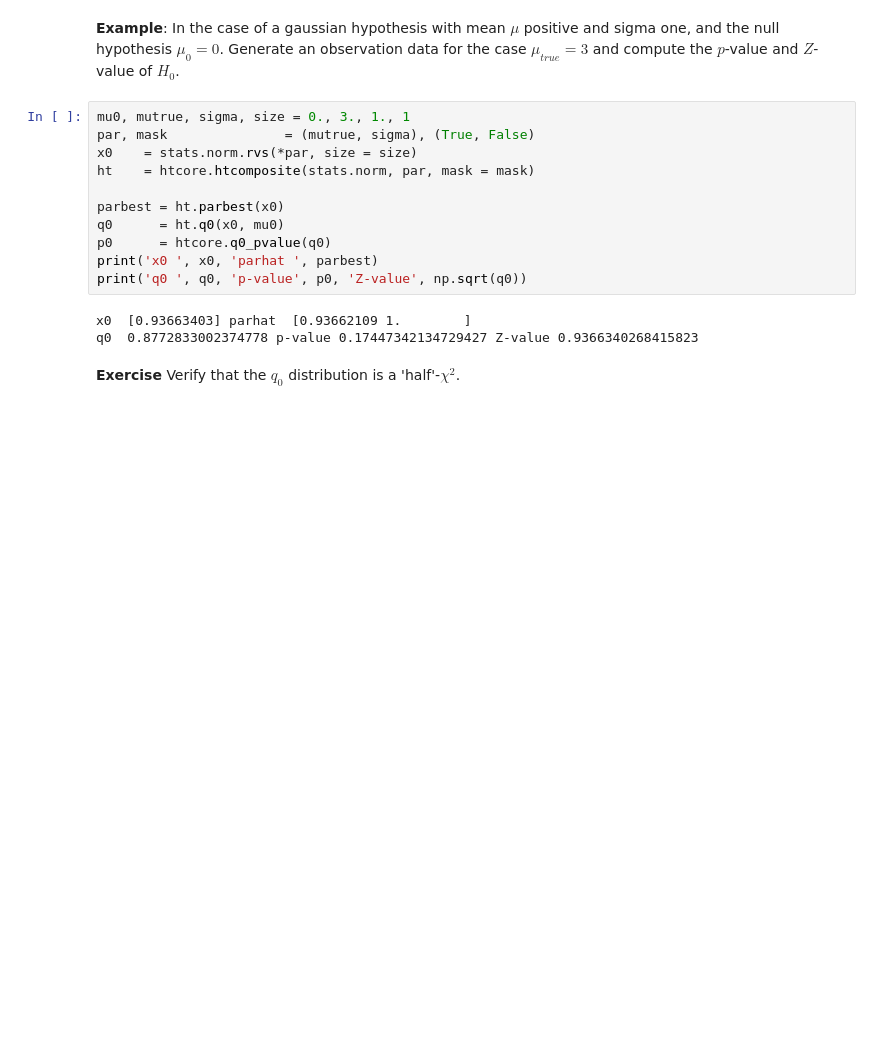
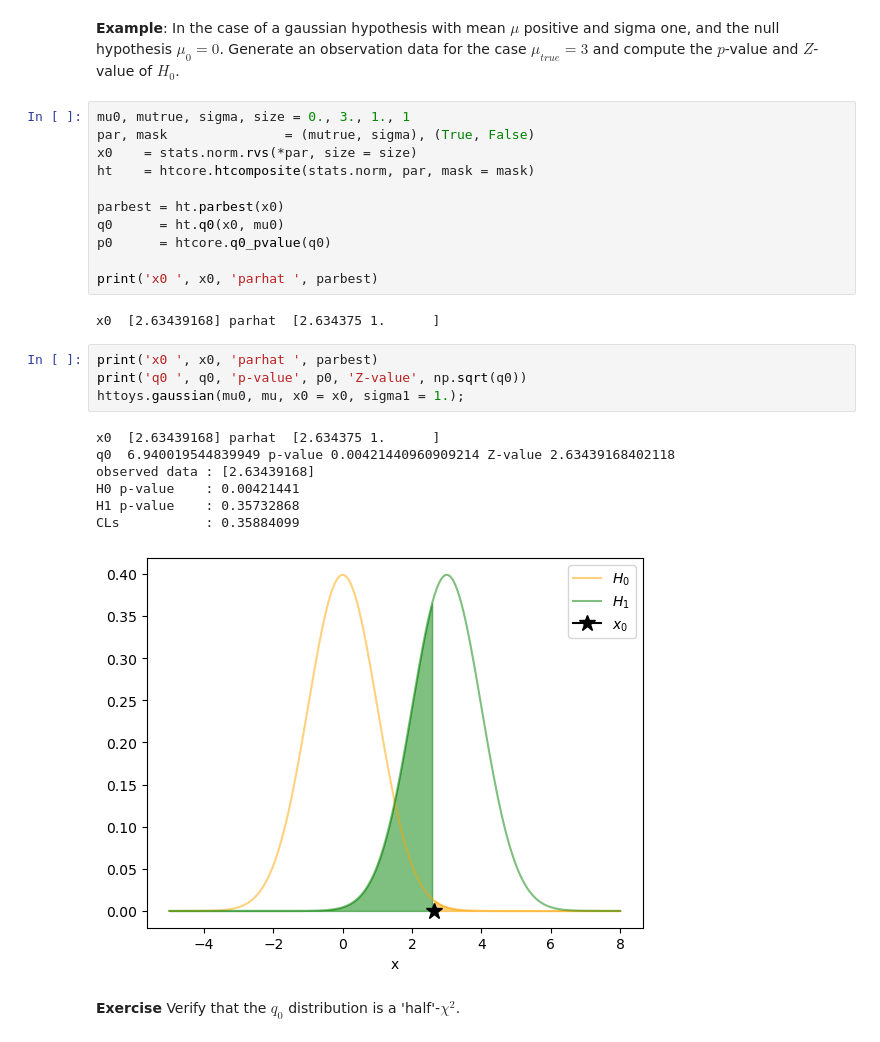
Before and after one commit to jahernando/USC-TA, a Jupyter notebook: ta_hypothesis_test_composite.ipynb, the cells around one changed output. Drawn from its saved outputs; the diff is of its cells as text; blank space fills up the shorter version.

```diff
--- a/ta_hypothesis_test_composite.ipynb
+++ b/ta_hypothesis_test_composite.ipynb
@@ -225,11 +321,22 @@ ht    = htcore.htcomposite(stats.norm, par, mask = mask)
 parbest = ht.parbest(x0)
 q0      = ht.q0(x0, mu0)
 p0      = htcore.q0_pvalue(q0)
+
 print('x0 ', x0, 'parhat ', parbest)
-print('q0 ', q0, 'p-value', p0, 'Z-value', np.sqrt(q0))
 # %% [output]
-x0  [0.93663403] parhat  [0.93662109 1.        ]
-q0  0.8772833002374778 p-value 0.17447342134729427 Z-value 0.9366340268415823
+x0  [2.63439168] parhat  [2.634375 1.      ]
+# %%
+print('x0 ', x0, 'parhat ', parbest)
+print('q0 ', q0, 'p-value', p0, 'Z-value', np.sqrt(q0))
+httoys.gaussian(mu0, mu, x0 = x0, sigma1 = 1.);
+# %% [output]
+x0  [2.63439168] parhat  [2.634375 1.      ]
+q0  6.940019544839949 p-value 0.00421440960909214 Z-value 2.63439168402118
+observed data : [2.63439168]
+H0 p-value    : 0.00421441
+H1 p-value    : 0.35732868
+CLs           : 0.35884099
+[figure, added]
 # %% [markdown]
 **Exercise** Verify that the $q_0$ distribution is a 'half'-$\chi^2$.
 # %% [markdown]
```
Also changed, not shown: parts of 50 cells of this notebook, 1 other file.
